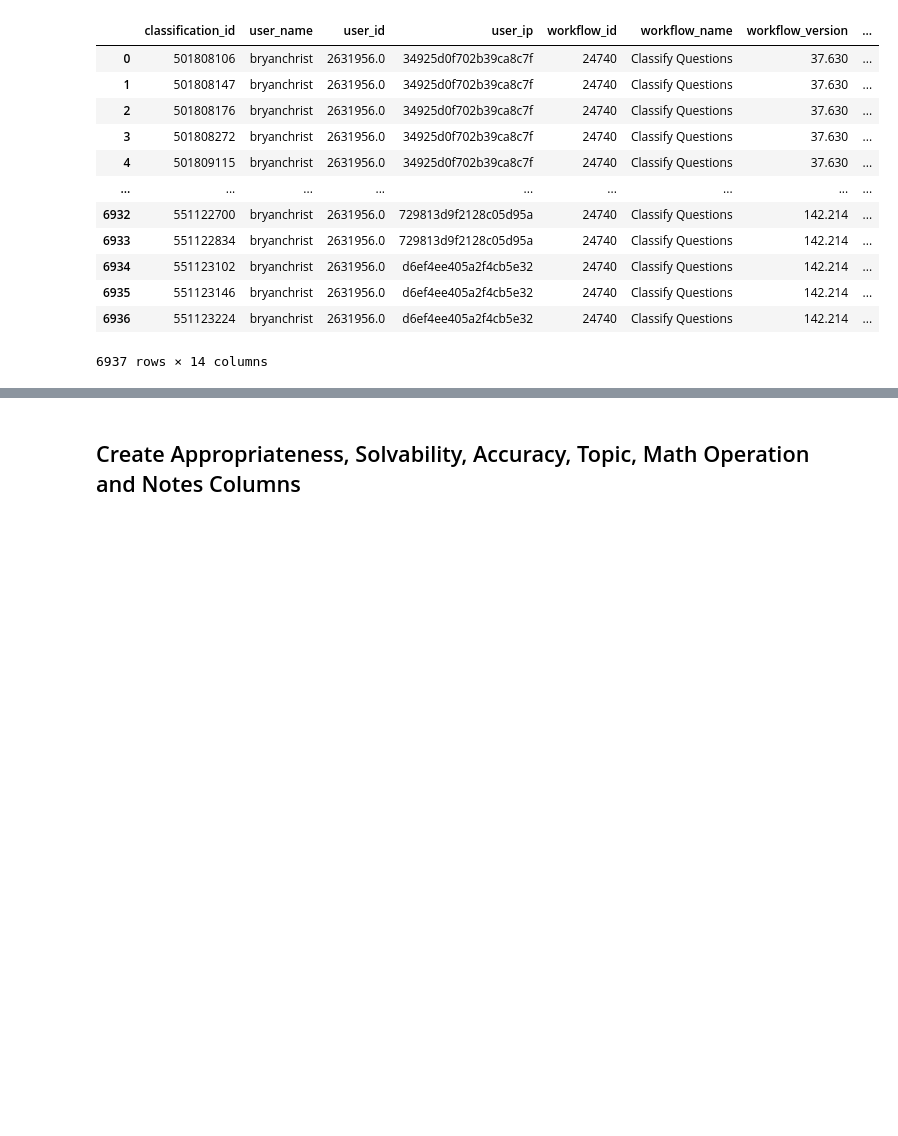
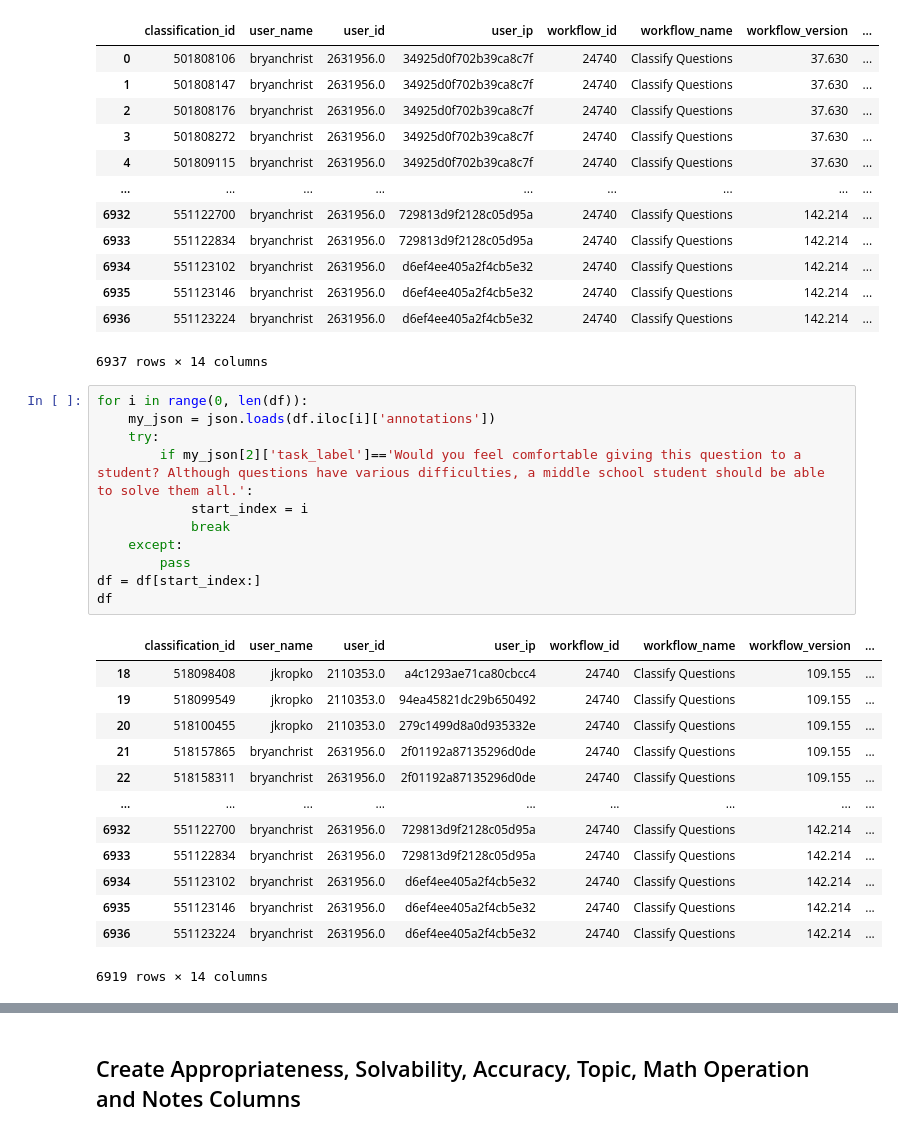
Before and after one commit to bryanchrist/llama2-70b, a Jupyter notebook: Compare_Models_Zooniverse.ipynb, the cells around one changed output, grey strips where cells are left out. Cells and saved outputs as stored; diff of their text form; blank space fills up the shorter version.

```diff
--- a/Compare_Models_Zooniverse.ipynb
+++ b/Compare_Models_Zooniverse.ipynb
@@ -24,3 +24,28 @@ df
 | 6935 | 551123146 | bryanchrist | 2631956.0 | d6ef4ee405a2f4cb5e32 | 24740 | Classify Questions | 142.214 | ... |
 | 6936 | 551123224 | bryanchrist | 2631956.0 | d6ef4ee405a2f4cb5e32 | 24740 | Classify Questions | 142.214 | ... |
 6937 rows × 14 columns
+# %%
+for i in range(0, len(df)):
+    my_json = json.loads(df.iloc[i]['annotations'])
+    try:
+        if my_json[2]['task_label']=='Would you feel comfortable giving this question to a student? Although questions have various difficulties, a middle school student should be able to solve them all.':
+            start_index = i
+            break
+    except:
+        pass
+df = df[start_index:]
+df
+# %% [output]
+|  | classification_id | user_name | user_id | user_ip | workflow_id | workflow_name | workflow_version | ... |
+| 18 | 518098408 | jkropko | 2110353.0 | a4c1293ae71ca80cbcc4 | 24740 | Classify Questions | 109.155 | ... |
+| 19 | 518099549 | jkropko | 2110353.0 | 94ea45821dc29b650492 | 24740 | Classify Questions | 109.155 | ... |
+| 20 | 518100455 | jkropko | 2110353.0 | 279c1499d8a0d935332e | 24740 | Classify Questions | 109.155 | ... |
+| 21 | 518157865 | bryanchrist | 2631956.0 | 2f01192a87135296d0de | 24740 | Classify Questions | 109.155 | ... |
+| 22 | 518158311 | bryanchrist | 2631956.0 | 2f01192a87135296d0de | 24740 | Classify Questions | 109.155 | ... |
+| ... | ... | ... | ... | ... | ... | ... | ... | ... |
+| 6932 | 551122700 | bryanchrist | 2631956.0 | 729813d9f2128c05d95a | 24740 | Classify Questions | 142.214 | ... |
+| 6933 | 551122834 | bryanchrist | 2631956.0 | 729813d9f2128c05d95a | 24740 | Classify Questions | 142.214 | ... |
+| 6934 | 551123102 | bryanchrist | 2631956.0 | d6ef4ee405a2f4cb5e32 | 24740 | Classify Questions | 142.214 | ... |
+| 6935 | 551123146 | bryanchrist | 2631956.0 | d6ef4ee405a2f4cb5e32 | 24740 | Classify Questions | 142.214 | ... |
+| 6936 | 551123224 | bryanchrist | 2631956.0 | d6ef4ee405a2f4cb5e32 | 24740 | Classify Questions | 142.214 | ... |
+6919 rows × 14 columns
```
Also changed, not shown: parts of 12 cells of this notebook, 6 other files.
